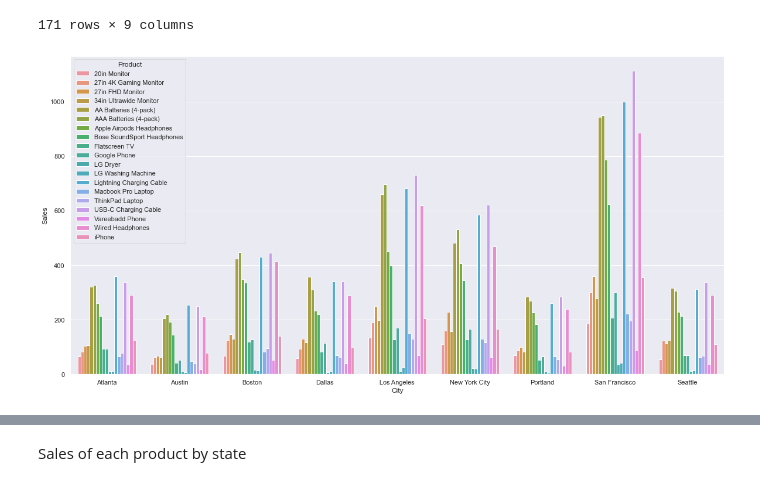
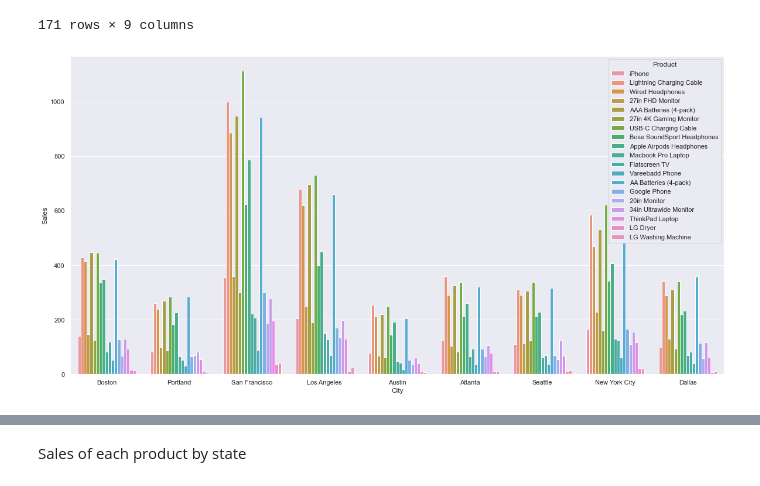
Before and after one commit to bejarrodar/GroupProject3, a Jupyter notebook: quarter1.ipynb, the cells around one changed output, grey strips where cells are left out. Drawn from its saved outputs; the diff is of its cells as text; code cells hidden in the pictures.

```diff
--- a/quarter1.ipynb
+++ b/quarter1.ipynb
@@ -244,13 +246,12 @@ q1.groupby(['city','Product']).count()
 |  | iPhone | 109 | 109 | 109 | 109 | 109 | 109 | 109 | ... |
 171 rows × 9 columns
 # %%
-ax = sns.barplot(
-    data=q1.groupby(['city','Product']).count().reset_index(),
+ax = sns.countplot(
+    data=q1,
     x = 'city',
-    y = 'Order ID',
     hue = 'Product'
 )
 ax.set(xlabel='City', ylabel='Sales')
 plt.show()
 # %% [output]
-[figure, old version]
+[figure, new version]
```
Also changed, not shown: parts of 8 cells of this notebook.
